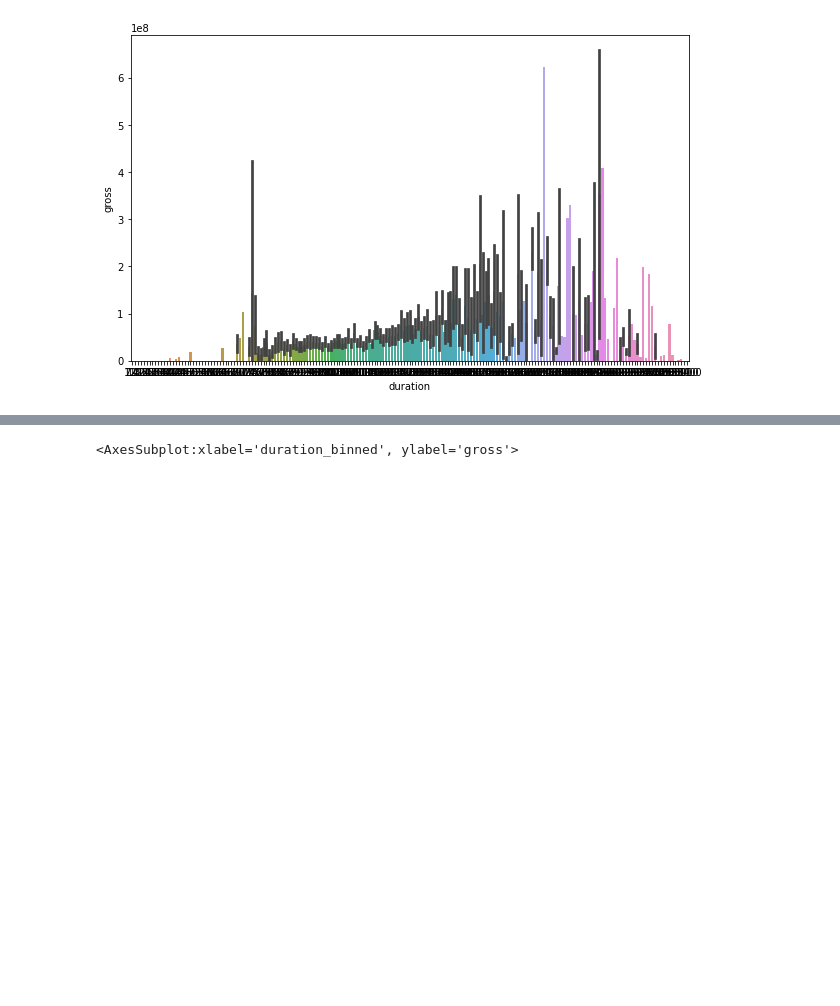
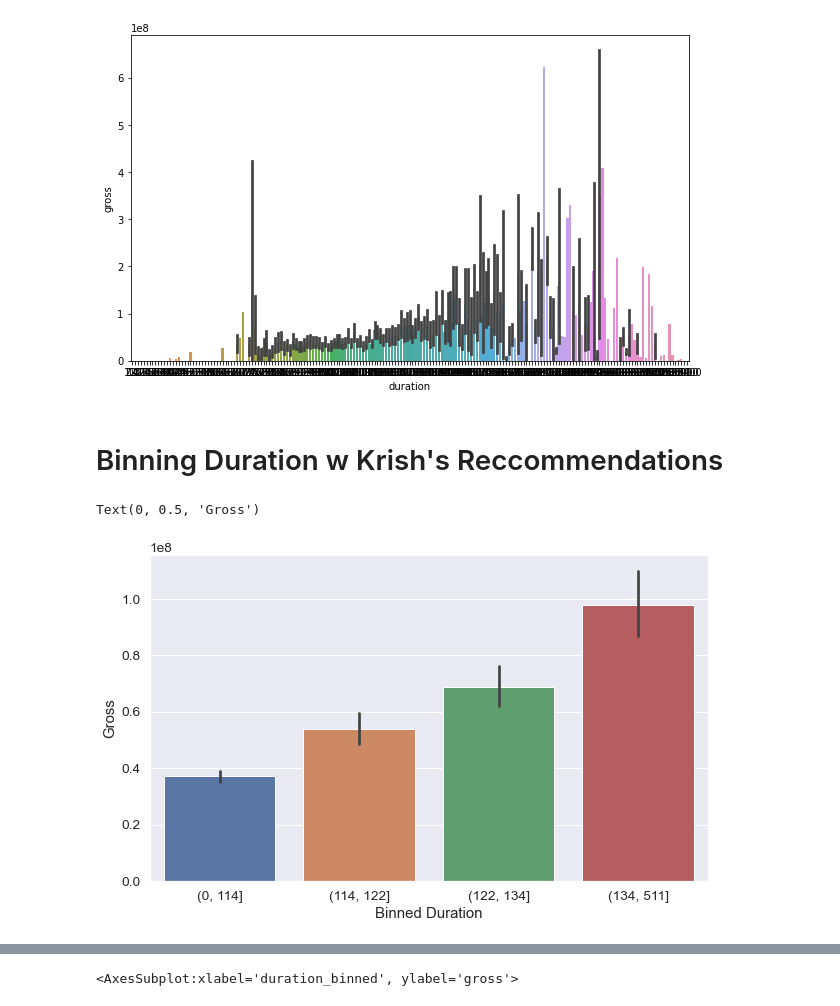
Before and after one commit to kennyeon/Too-Pullz-Project, a Jupyter notebook: IMDB_Regression.ipynb, the cells around one changed output, grey strips where cells are left out. Saved outputs shown, nothing was run; the diff lists cells and outputs as text; code cells hidden in the pictures; blank space fills up the shorter version.

Commit message:
More duration Binning

```diff
--- a/IMDB_Regression.ipynb
+++ b/IMDB_Regression.ipynb
@@ -544,3 +545,15 @@ sns.barplot(x ='duration',y = 'gross',data = movies)
 # %% [output]
 <AxesSubplot:xlabel='duration', ylabel='gross'>
 [figure]
+# %% [markdown]
+# Binning Duration w Krish's Reccommendations
+# %%
+cut_bins = [0, 114, 122, 134, 511]
+movies['binned_dur'] = pd.cut(movies['duration'], bins=cut_bins)
+# %%
+sns.barplot(x ='binned_dur',y = 'gross',data = movies)
+plt.xlabel('Binned Duration')
+plt.ylabel('Gross')
+# %% [output]
+Text(0, 0.5, 'Gross')
+[figure, added]
```
Also changed, not shown: parts of 5 cells of this notebook.
